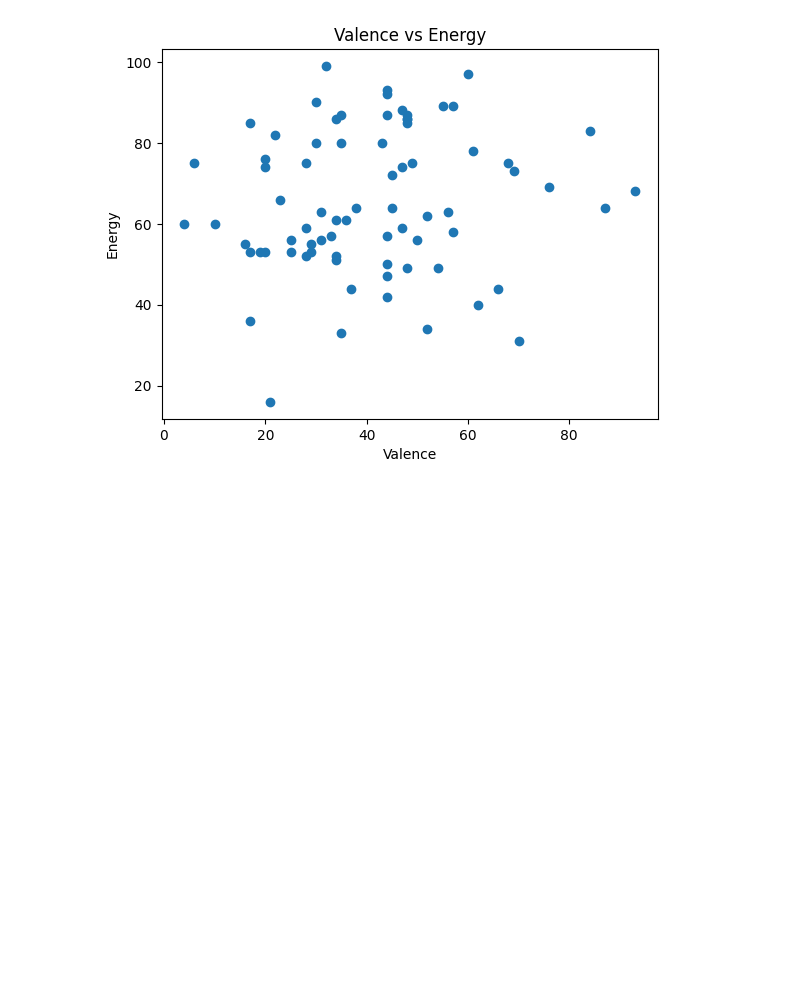
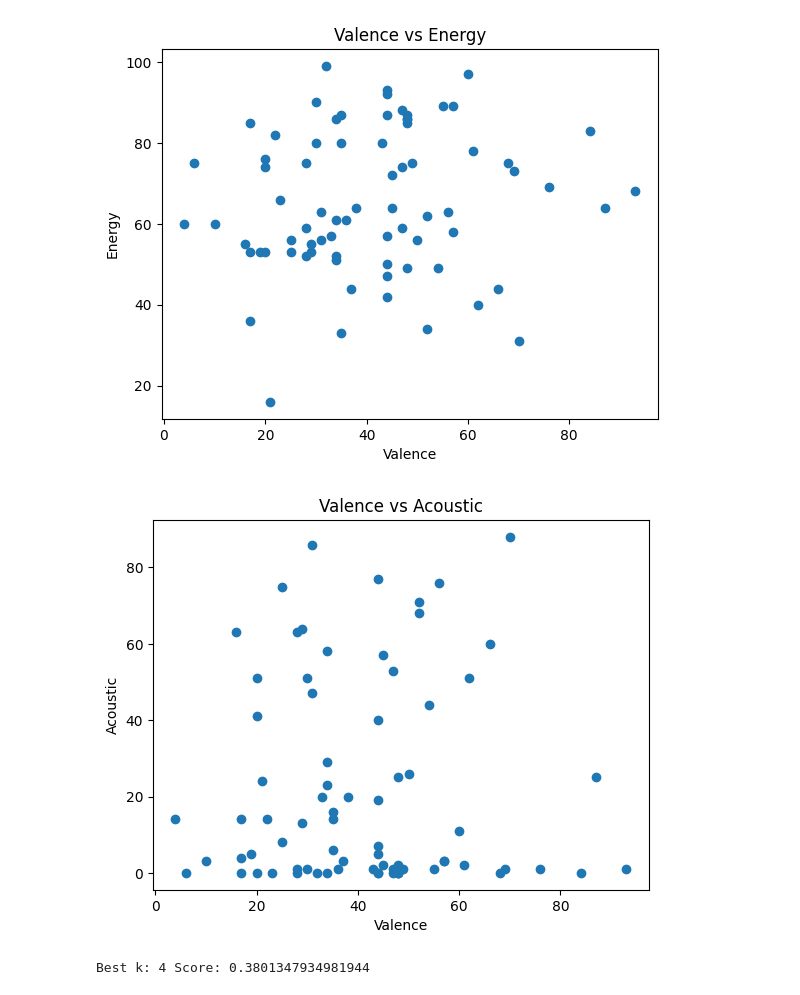
Before and after one commit to kaseymallette/playlist-analysis, a Jupyter notebook: analysis.ipynb, the cells around one changed output. Saved outputs shown, nothing was run; the diff lists cells and outputs as text; code cells hidden in the pictures; blank space fills up the shorter version.

Commit message:
Commit cluster analysis

```diff
--- a/analysis.ipynb
+++ b/analysis.ipynb
@@ -53,3 +57,39 @@ plt.title('Valence vs Energy')
 plt.show()
 # %% [output]
 [figure]
+# %%
+# Plot valence vs. acousticness
+plt.scatter(df_playlist['Valence'], df_playlist['Acoustic'])
+plt.xlabel('Valence')
+plt.ylabel('Acoustic')
+plt.title('Valence vs Acoustic')
+plt.show()
+# %% [output]
+[figure, added]
+# %%
+# Cluster analysis
+# Select features
+features = ['Energy', 'Valence', 'Acoustic']
+#  , 'Dance', 'Loud (Db)', 'Popularity']
+X = df_playlist[features].copy()
+
+# Handle any missing values (just in case)
+X = X.dropna()
+df_model = df_playlist.loc[X.index].copy()
+
+# Scale
+scaler = StandardScaler()
+X_scaled = scaler.fit_transform(X)
+
+# Pick k using silhouette (2..8)
+scores = {}
+for k in range(2, 9):
+    km = KMeans(n_clusters=k, n_init=50, random_state=42)
+    labels = km.fit_predict(X_scaled)
+    scores[k] = silhouette_score(X_scaled, labels)
+
+best_k = max(scores, key=scores.get)
+best_k, scores[best_k]
+print("Best k:", best_k, "Score:", scores[best_k])
+# %% [output]
+Best k: 4 Score: 0.3801347934981944
```
Also changed, not shown: parts of 4 cells of this notebook, 4 other files.
